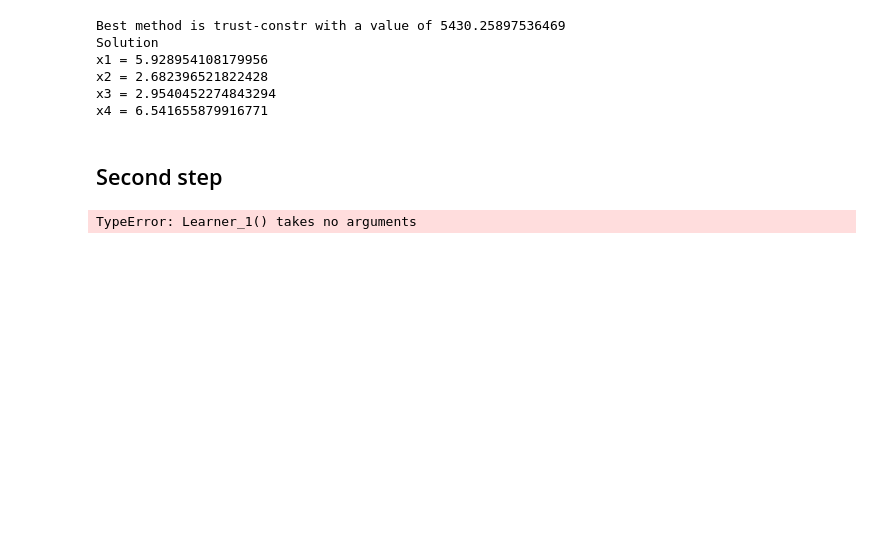
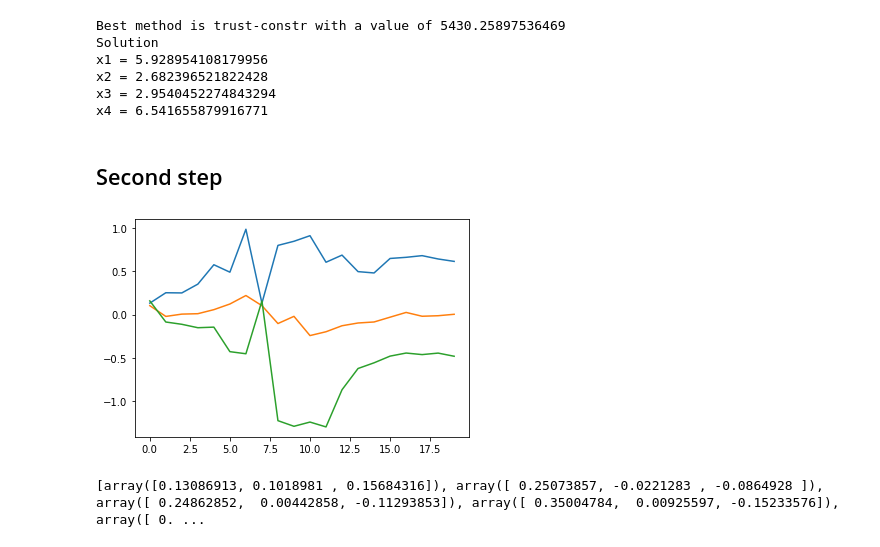
Before and after one commit to CarrattaFrancesco/DataIntelligenceApplication, a Jupyter notebook: main.ipynb, the cells around one changed output. Cells and saved outputs as stored; diff of their text form; code cells hidden in the pictures; blank space fills up the shorter version.

```diff
--- a/main.ipynb
+++ b/main.ipynb
@@ -292,7 +292,7 @@ from learners import Learner_1
 from env import Env_1
 
 #time horizon
-T = 5
+T = 20
 
 #budget
 budget = float('inf')
@@ -301,8 +301,8 @@ learner = Learner_1(noise=1.0)
 env = Env_1()
 
 #model_1 is to estiamte clicks
-x_observations_model_1 = np.array([])
-y_observations_model_1 = np.array([])
+x_observations_model_1 = []
+y_observations_model_1 = []
 
 #model_2 is to estiamte sold items
 x_observations_model_2 = np.array([])
@@ -312,7 +312,7 @@ y_observations_model_2 = np.array([])
 x_observations_model_3 = np.array([])
 y_observations_model_3 = np.array([])
 
-loss_model_1 = np.array([])
+loss_model_1 = []
 loss_model_2 = np.array([])
 loss_model_3 = np.array([])
 
@@ -326,39 +326,46 @@ for i in range(T):
     #model 1
     new_x_1 = [x['bid_class_0'],x['bid_class_1'],x['bid_class_2']]
     new_y_1 = [y0['clicks'],y1['clicks'],y2['clicks']]
+    x_observations_model_1.append(new_x_1)
+    y_observations_model_1.append(new_y_1)
+    learner.fit(np.array(x_observations_model_1), np.array(y_observations_model_1))
+    y_1_pred = learner.predict(np.array(x_observations_model_1))
+    loss_model_1.append(np.array(y_observations_model_1) - np.array(y_1_pred))
 
-    x_observations_model_1 = np.append(x_observations_model_1, new_x_1)
-    y_observations_model_1 = np.append(y_observations_model_1, new_y_1)
-
+    '''
     #model 2
     new_x_2 = [x['price'],x['bid_class_0'],x['bid_class_1'],x['bid_class_2']]
     new_y_2 = [y0['sold_items'],y1['sold_items'],y2['sold_items']]
 
     x_observations_model_2 = np.append(x_observations_model_2, new_x_2)
     y_observations_model_2 = np.append(y_observations_model_2, new_y_2)
 
     #model 3
-    new_x_3 = np.concatenate((new_x_2,new_y_1, new_y_2), dtype='float')
+    new_x_3 = np.concatenate((new_x_2,new_y_1, new_y_2))
     new_y_3 = [y0['revenue'],y1['revenue'],y2['revenue']]
 
     x_observations_model_3 = np.append(x_observations_model_3, new_x_3)
     y_observations_model_3 = np.append(y_observations_model_3, new_y_3)
 
 
     learner.fit(x_observations_model_1,y_observations_model_1)
     y_1_pred = learner.predict(new_x_1)
 
     '''
+    '''
     learner.fit(x_observations_model_2,y_observations_model_2)
     y_2_pred = learner.predict(x_observations_model_2)
 
     learner.fit(x_observations_model_3,y_observations_model_3)
     y_3_pred = learner.predict(x_observations_model_3)
 
     loss_model_1.append(new_y_1 - y_1_pred)
     '''
+yy = [i[0] for i in loss_model_1]
+plt.plot(range(T), yy)
+plt.show()
 
-    print(y_1_pred)
-    print(new_y_1)
+print(yy)
 # %% [output]
+[figure, added]
-TypeError: Learner_1() takes no arguments
+[array([0.13086913, 0.1018981 , 0.15684316]), array([ 0.25073857, -0.0221283 , -0.0864928 ]), array([ 0.24862852,  0.00442858, -0.11293853]), array([ 0.35004784,  0.00925597, -0.15233576]), array([ 0. ...
```
